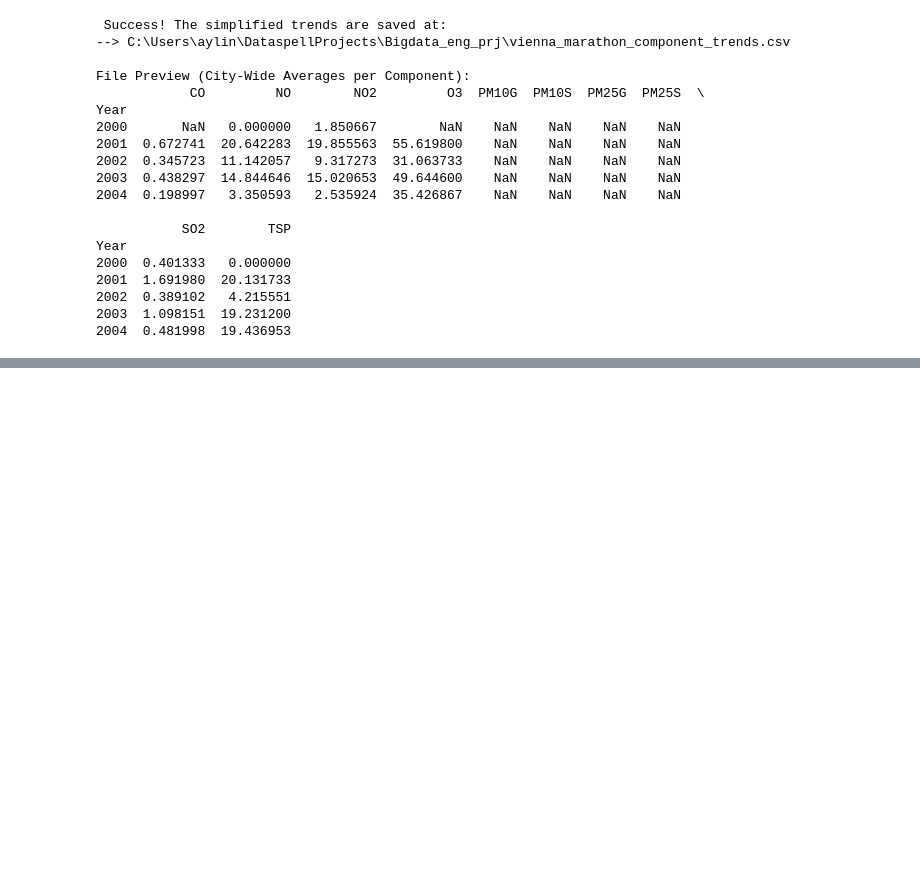
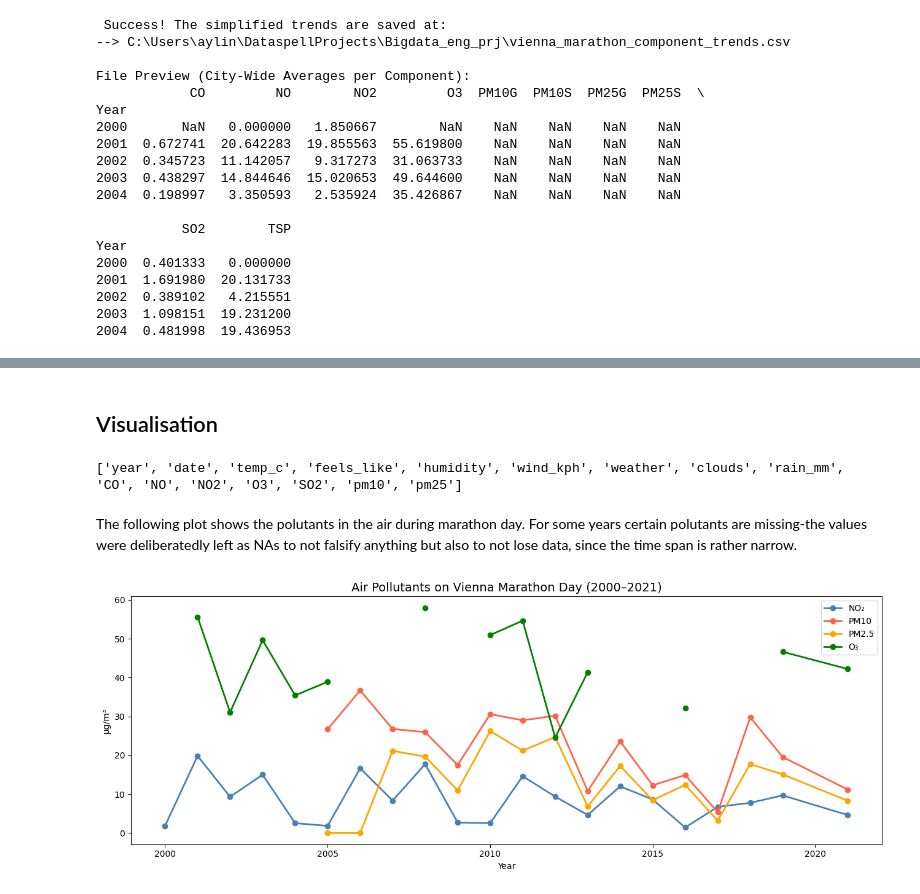
Before and after one commit to 4y1n/Bigdata_eng, a Jupyter notebook: luftquali.ipynb, the cells around one changed output, grey strips where cells are left out. Drawn from its saved outputs; the diff is of its cells as text; code cells hidden in the pictures; blank space fills up the shorter version.

```diff
--- a/luftquali.ipynb
+++ b/luftquali.ipynb
@@ -200,0 +234,34 @@ handling missing data
+# %% [markdown]
+## Visualisation
+# %%
+aq = pd.read_csv("vienna_marathon_component_trends.csv")
+weather = pd.read_csv("weather1.csv")
+
+# clean
+aq = aq.rename(columns={"Year": "year"})
+
+# merge
+df = weather.merge(aq, on="year", how="left")
+print(df.columns.tolist())
+# %% [output]
+['year', 'date', 'temp_c', 'feels_like', 'humidity', 'wind_kph', 'weather', 'clouds', 'rain_mm', 'CO', 'NO', 'NO2', 'O3', 'SO2', 'pm10', 'pm25']
+# %% [markdown]
+The following plot shows the polutants in the air during marathon day. For some years certain polutants are missing-the values were deliberatedly left as NAs to not falsify anything but also to not lose data, since the time span is rather narrow.
+# %%
+fig, ax = plt.subplots(figsize=(13, 5))
+for col, color, label in [
+    ("NO2",  "steelblue", "NO₂"),
+    ("pm10", "tomato",    "PM10"),
+    ("pm25", "orange",    "PM2.5"),
+    ("O3",   "green",     "O₃"),
+]:
+    ax.plot(df["year"], df[col], marker="o", linewidth=2, label=label, color=color)
+ax.set_title("Air Pollutants on Vienna Marathon Day (2000–2021)", fontsize=14)
+ax.set_xlabel("Year")
+ax.set_ylabel("µg/m³")
+ax.legend()
+plt.tight_layout()
+plt.savefig("aq_pollutant_trends.png", dpi=150)
+plt.show()
+# %% [output]
+[figure, added]
```
Also changed, not shown: parts of 8 cells of this notebook, 2 other files.
